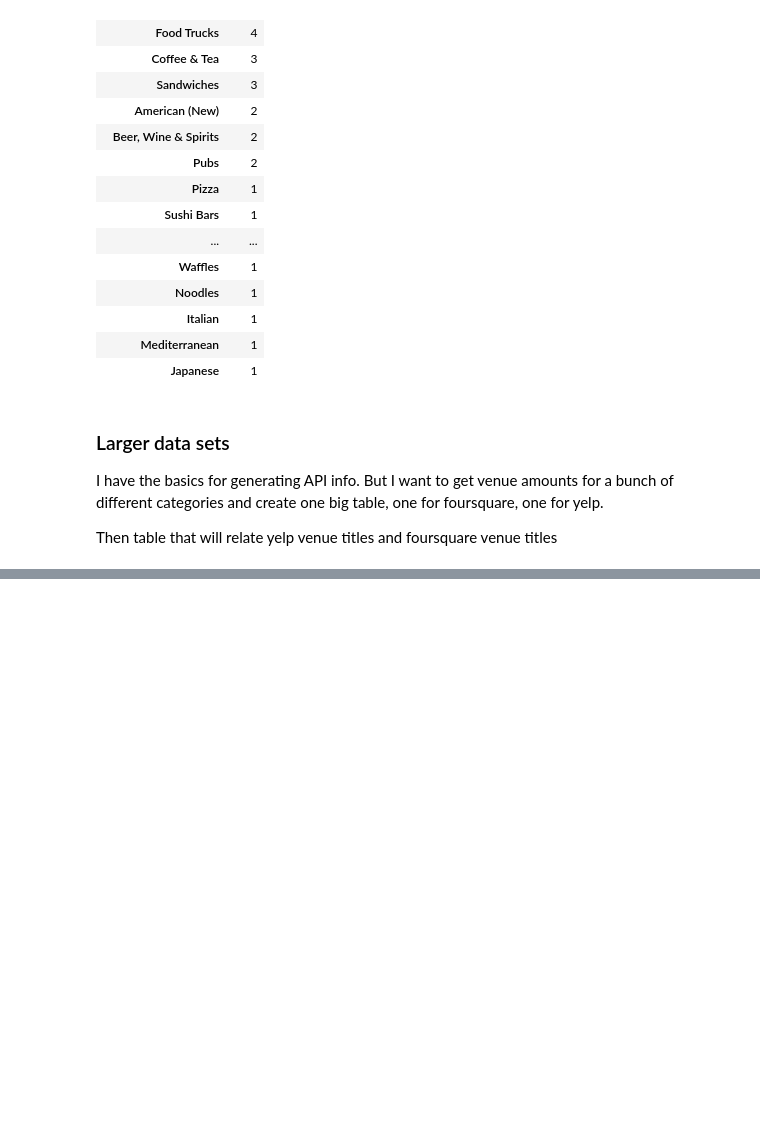
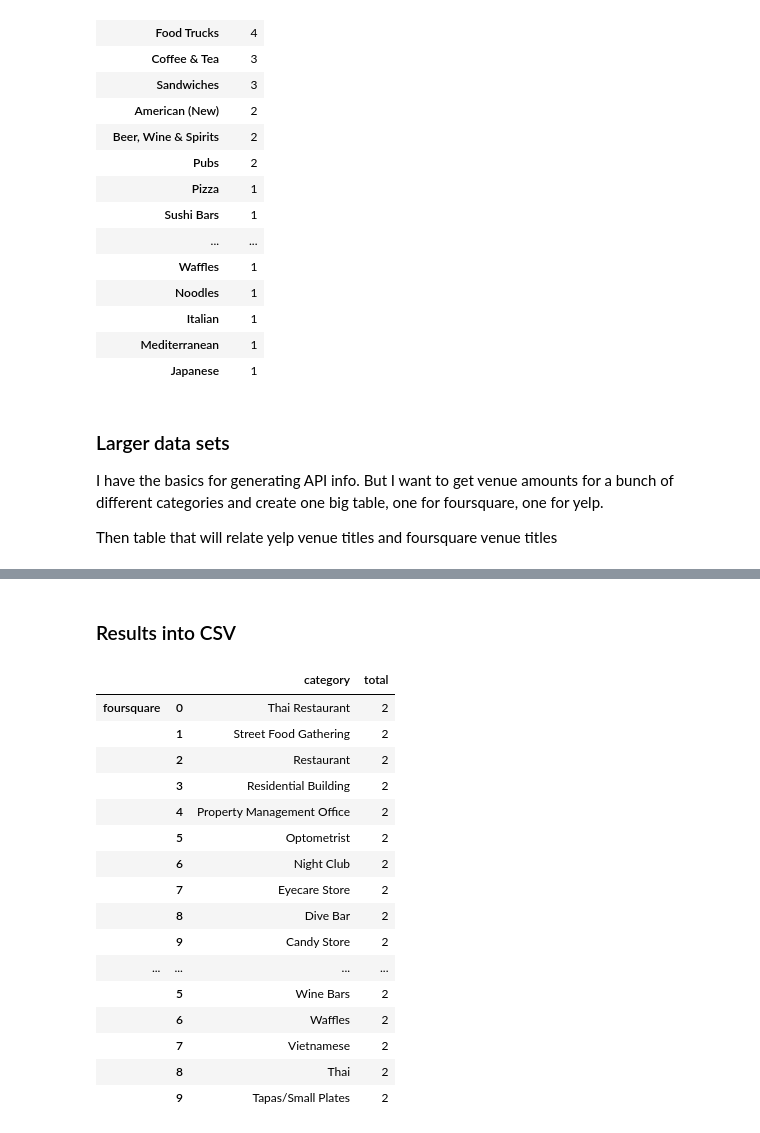
Before and after one commit to fynnweaver/LL_MiniProject2, a Jupyter notebook: DataCleaning.ipynb, the cells around one changed output, grey strips where cells are left out. Saved outputs shown, nothing was run; the diff lists cells and outputs as text; code cells hidden in the pictures; blank space fills up the shorter version.

```diff
--- a/DataCleaning.ipynb
+++ b/DataCleaning.ipynb
@@ -260,3 +292,5 @@ yelp_data = yelp_raw.sort_values('total', ascending = False)
 yelp_data.to_csv('yelp_venues')
 # %%
 foursquare_data.to_csv('foursquare_venues')
+# %% [markdown]
+### Results into CSV
@@ -262,0 +313,47 @@ foursquare_data.to_csv('foursquare_venues')
+# %%
+foursquare_topvenues = [
+['Thai Restaurant',2],
+['Street Food Gathering',2],
+['Restaurant',2],
+['Residential Building',2],
+['Property Management Office',2],
+['Optometrist',2],
+['Night Club',2],
+['Eyecare Store',2],
+['Dive Bar',2],
+['Candy Store',2]]
+
+yelp_topvenues = [
+['Tours',3],
+['Massage Therapy',3],
+['Bike Rentals',3],
+['Bars',3],
+['Wine Tours',2],
+['Wine Bars',2],
+['Waffles',2],
+['Vietnamese',2],
+['Thai',2],
+['Tapas/Small Plates',2]]
+
+foursquare_top = pd.DataFrame(foursquare_topvenues, columns=['category','total'])
+yelp_top = pd.DataFrame(yelp_topvenues, columns=['category','total'])
+# %%
+pd.concat([foursquare_top, yelp_top], keys=['foursquare','yelp'])
+# %% [output]
+|  |  | category | total |
+| foursquare | 0 | Thai Restaurant | 2 |
+|  | 1 | Street Food Gathering | 2 |
+|  | 2 | Restaurant | 2 |
+|  | 3 | Residential Building | 2 |
+|  | 4 | Property Management Office | 2 |
+|  | 5 | Optometrist | 2 |
+|  | 6 | Night Club | 2 |
+|  | 7 | Eyecare Store | 2 |
+|  | 8 | Dive Bar | 2 |
+|  | 9 | Candy Store | 2 |
+| ... | ... | ... | ... |
+|  | 5 | Wine Bars | 2 |
+|  | 6 | Waffles | 2 |
+|  | 7 | Vietnamese | 2 |
+|  | 8 | Thai | 2 |
+|  | 9 | Tapas/Small Plates | 2 |
```
Also changed, not shown: parts of 12 cells of this notebook, 14 other files.
